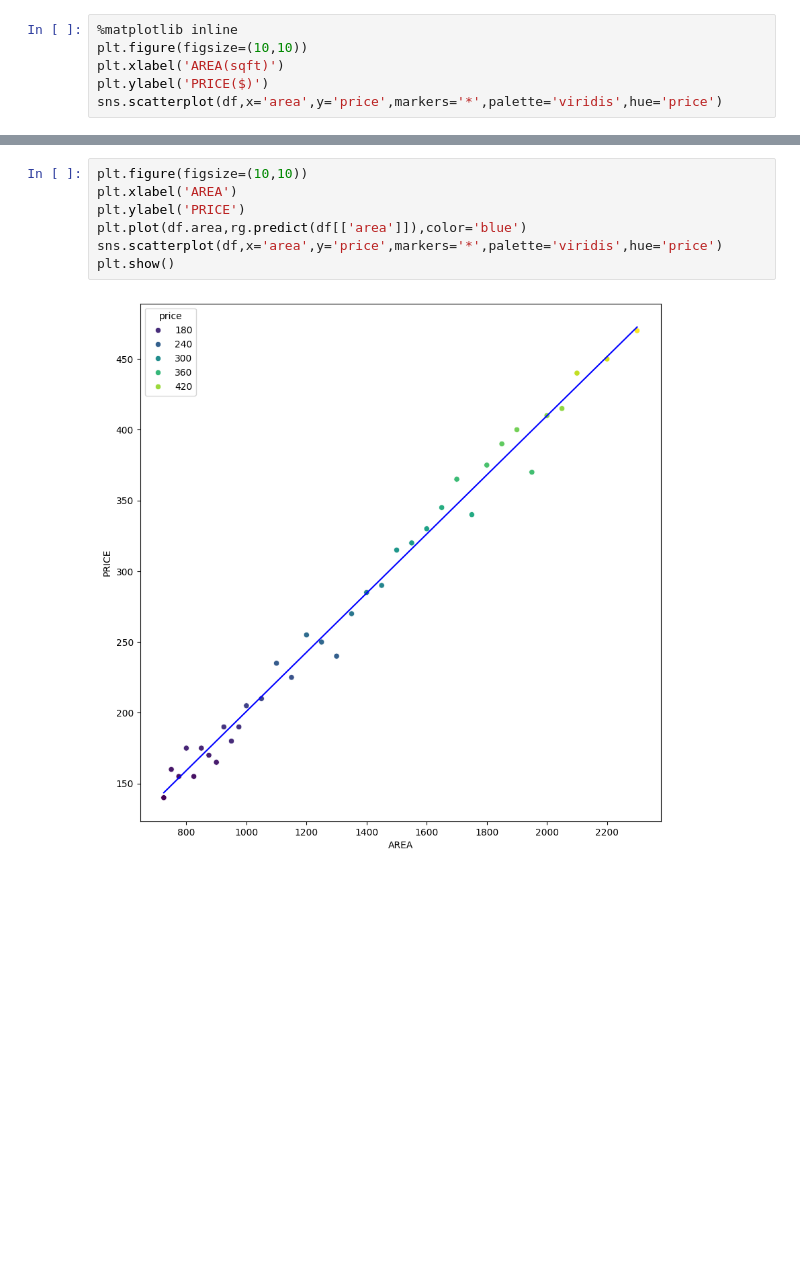
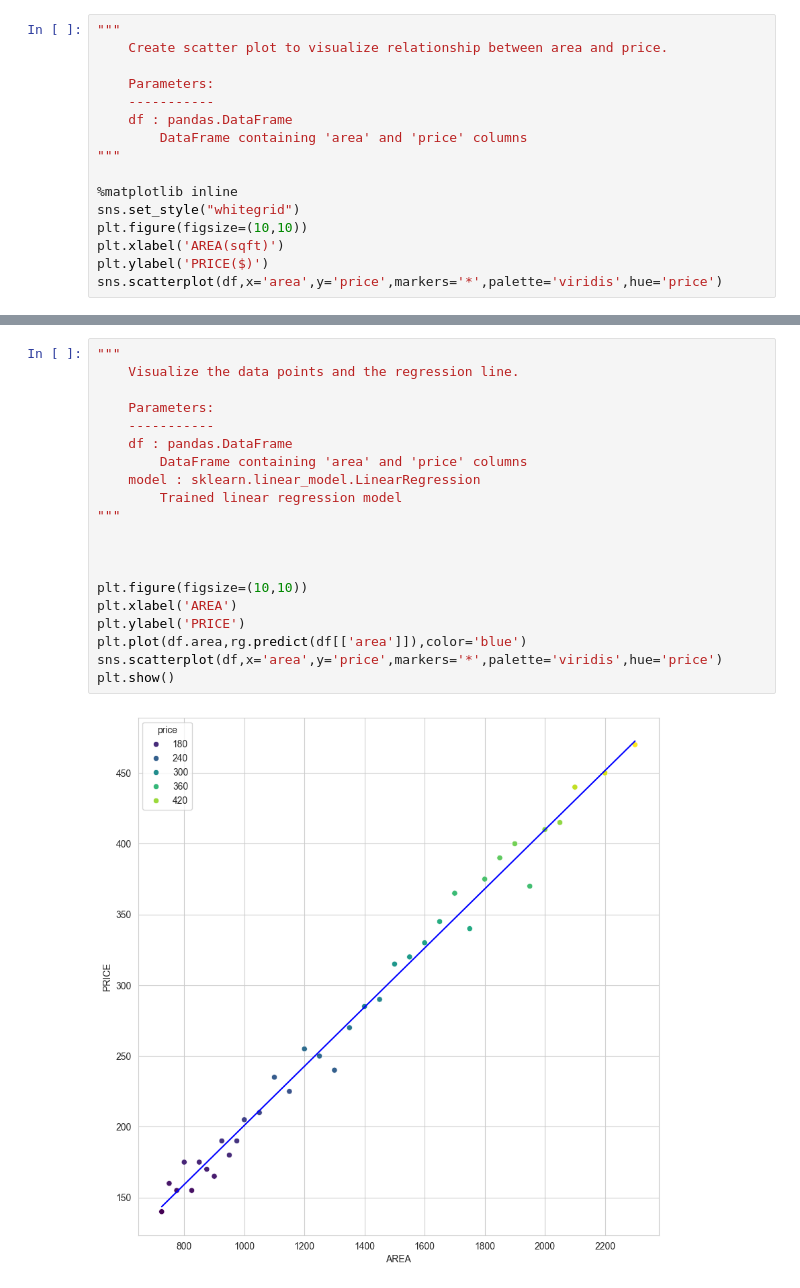
Before and after one commit to Sameer21/Real-estate-price-prediction, a Jupyter notebook: linear_regression_rep.ipynb, the cells around one changed output, grey strips where cells are left out. Cells and saved outputs as stored; diff of their text form; blank space fills up the shorter version.

```diff
--- a/linear_regression_rep.ipynb
+++ b/linear_regression_rep.ipynb
@@ -28,5 +53,15 @@ df
 # %%
+"""
+    Create scatter plot to visualize relationship between area and price.
+
+    Parameters:
+    -----------
+    df : pandas.DataFrame
+        DataFrame containing 'area' and 'price' columns
+"""
+
 %matplotlib inline
+sns.set_style("whitegrid")
 plt.figure(figsize=(10,10))
 plt.xlabel('AREA(sqft)')
 plt.ylabel('PRICE($)')
@@ -44,11 +111,24 @@ rg.predict([[2100]])
 # %% [output]
 array([430.74155683])
 # %%
+"""
+    Visualize the data points and the regression line.
+
+    Parameters:
+    -----------
+    df : pandas.DataFrame
+        DataFrame containing 'area' and 'price' columns
+    model : sklearn.linear_model.LinearRegression
+        Trained linear regression model
+"""
+
+
+
 plt.figure(figsize=(10,10))
 plt.xlabel('AREA')
 plt.ylabel('PRICE')
 plt.plot(df.area,rg.predict(df[['area']]),color='blue')
 sns.scatterplot(df,x='area',y='price',markers='*',palette='viridis',hue='price')
 plt.show()
 # %% [output]
-[figure, old version]
+[figure, new version]
```
Also changed, not shown: parts of 7 cells of this notebook.
